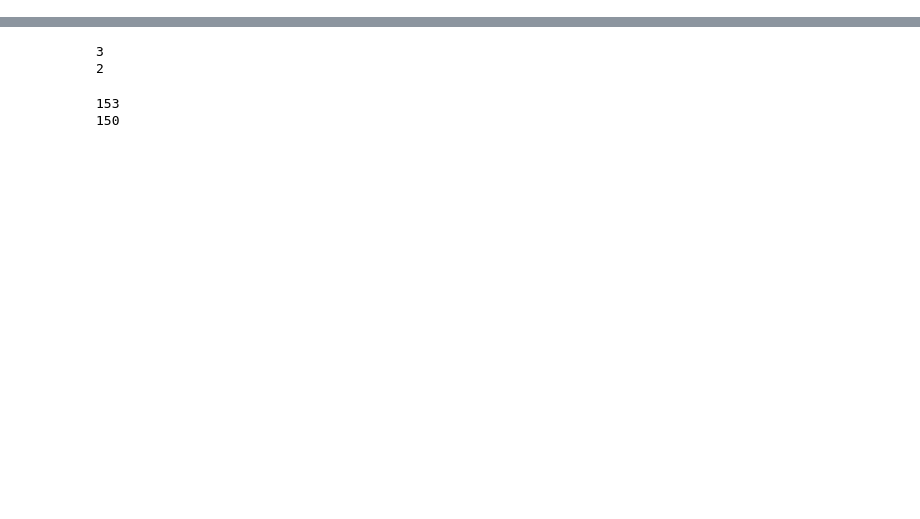
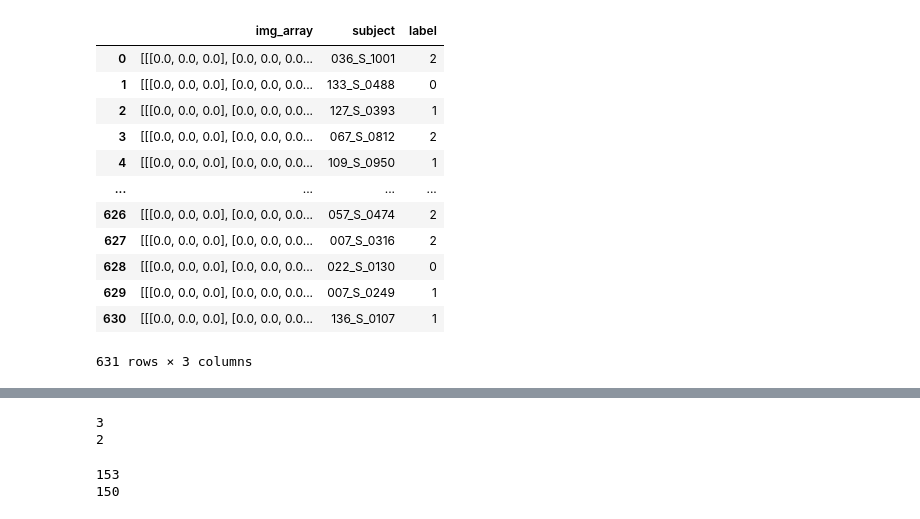
Before and after one commit to FlynnZ221/MAD-MLBridge, a Jupyter notebook: preprocess_overlap/create_overlap_dataset.ipynb, the cells around one changed output, grey strips where cells are left out. Drawn from its saved outputs; the diff is of its cells as text; code cells hidden in the pictures; blank space fills up the shorter version.

```diff
--- a/preprocess_overlap/create_overlap_dataset.ipynb
+++ b/preprocess_overlap/create_overlap_dataset.ipynb
@@ -7,0 +24,17 @@ img = pd.read_pickle('../data/MRI/mri_meta.pkl')[["img_array", "subject", "label
+# %%
+# img = img.rename(columns = {'label': "GROUP"})
+img
+# %% [output]
+|  | img_array | subject | label |
+| 0 | [[[0.0, 0.0, 0.0], [0.0, 0.0, 0.0... | 036_S_1001 | 2 |
+| 1 | [[[0.0, 0.0, 0.0], [0.0, 0.0, 0.0... | 133_S_0488 | 0 |
+| 2 | [[[0.0, 0.0, 0.0], [0.0, 0.0, 0.0... | 127_S_0393 | 1 |
+| 3 | [[[0.0, 0.0, 0.0], [0.0, 0.0, 0.0... | 067_S_0812 | 2 |
+| 4 | [[[0.0, 0.0, 0.0], [0.0, 0.0, 0.0... | 109_S_0950 | 1 |
+| ... | ... | ... | ... |
+| 626 | [[[0.0, 0.0, 0.0], [0.0, 0.0, 0.0... | 057_S_0474 | 2 |
+| 627 | [[[0.0, 0.0, 0.0], [0.0, 0.0, 0.0... | 007_S_0316 | 2 |
+| 628 | [[[0.0, 0.0, 0.0], [0.0, 0.0, 0.0... | 022_S_0130 | 0 |
+| 629 | [[[0.0, 0.0, 0.0], [0.0, 0.0, 0.0... | 007_S_0249 | 1 |
+| 630 | [[[0.0, 0.0, 0.0], [0.0, 0.0, 0.0... | 136_S_0107 | 1 |
+631 rows × 3 columns
```
Also changed, not shown: parts of 43 cells of this notebook.
